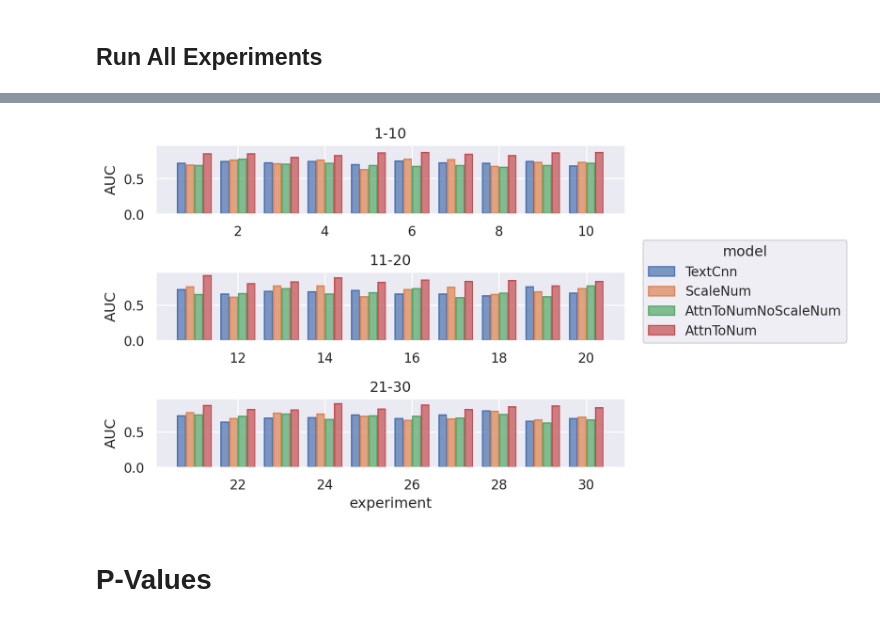
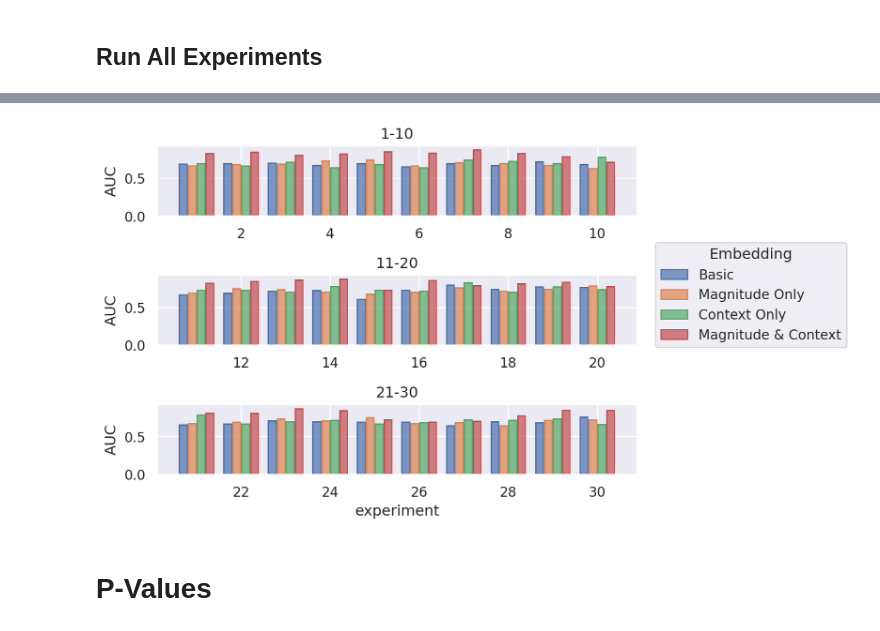
Before and after one commit to musc-surgical-innovation-center/attntonum, a Jupyter notebook: directions.ipynb, the cells around one changed output, grey strips where cells are left out. Drawn from its saved outputs; the diff is of its cells as text; code cells hidden in the pictures.

```diff
--- a/directions.ipynb
+++ b/directions.ipynb
@@ -346,7 +346,8 @@ def run_experiment(model_str:ModelType, ixs_lo = gen_ixs_lo(), is_verbose=False)
     is_num_vocab = model_str != 'TextCnn'
     vocab = (
         v.NumberContextAwareVocab(train_x, ['bun', 'creatinine'],
-                                  n_left=n_left, n_right=n_right, is_verbose=is_verbose)
+                                  n_left=n_left, n_right=n_right, is_verbose=is_verbose,
+                                 do_keep_context_nums = model_str=='AttnToNumNoScaleNum')
         if is_num_vocab
         else v.LowercaseVocab(train_x, is_verbose=is_verbose)
     )
@@ -495,4 +519,11 @@ aucs_df.sample(10)
 # %%
+EmbeddingLo = {
+    'TextCnn': 'Basic',
+    'ScaleNum': 'Magnitude Only',
+    'AttnToNumNoScaleNum': 'Context Only',
+    'AttnToNum': 'Magnitude & Context'
+}
+
 aucs_df_long = (
     aucs_df
     .assign(experiment=range(1, aucs_df.shape[0]+1))
@@ -508,6 +539,7 @@ aucs_df_long = (
             '1-10' if _ <= 10
             else '11-20' if _ <= 20
             else '21-30'
-        )
+        ),
+        Embedding = lambda df: df.model.map(EmbeddingLo.get),
     )
 )
@@ -514,12 +561,12 @@ aucs_df_long = (
 # %%
 with pd.option_context("mode.use_inf_as_na", True):
     plot = so.Plot(
         data=aucs_df_long,
-        x='experiment', y='AUC', color='model'
+        x='experiment', y='AUC', color='Embedding'
     ).add(so.Bar(), so.Dodge()).facet(row='experiment_group').share(x=False)
 plot
 # %% [output]
-[figure, old version]
+[figure, new version]
 # %% [markdown]
 # P-Values
 # %% [markdown]
```
Also changed, not shown: parts of 17 cells of this notebook, 3 other files.
